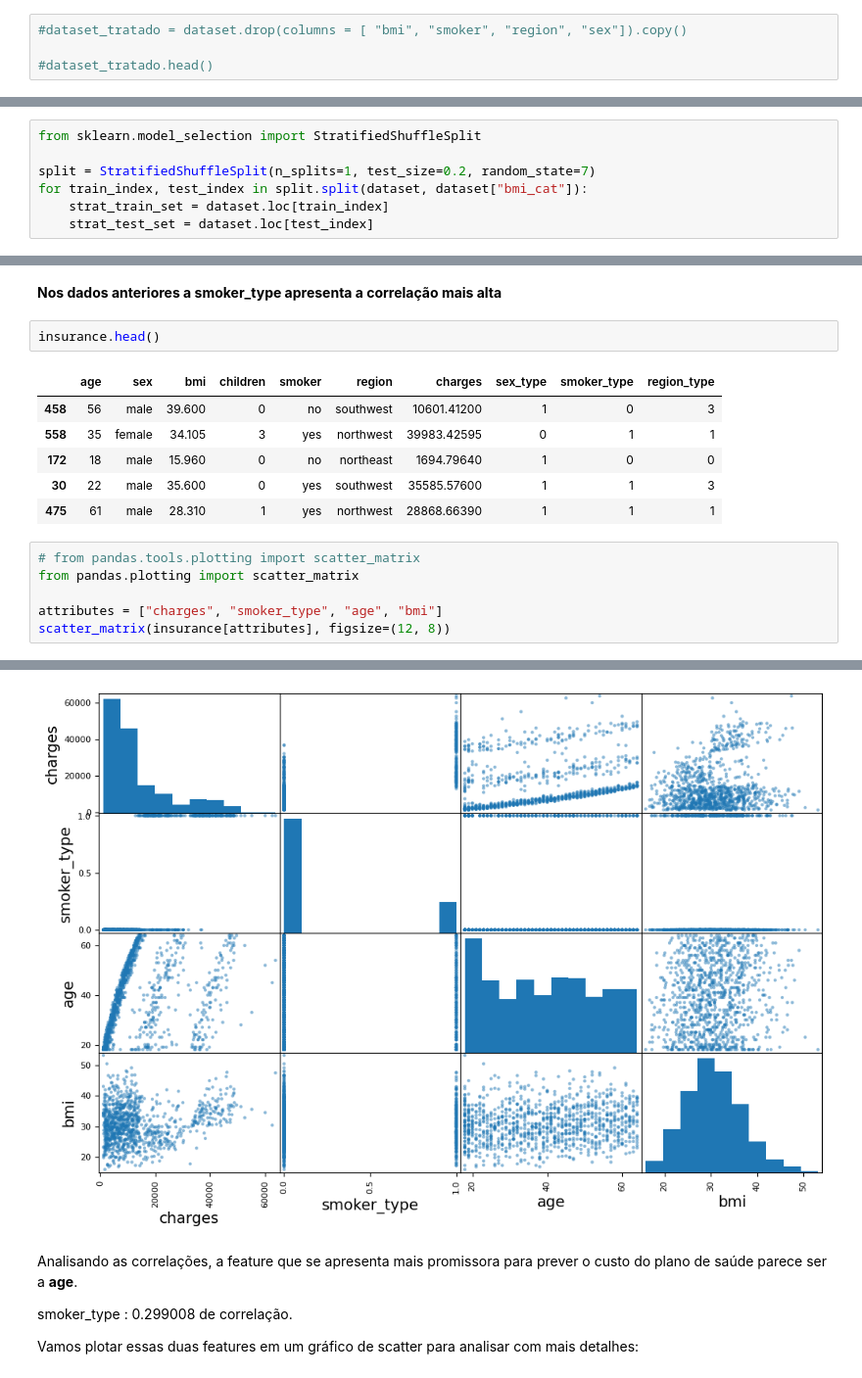
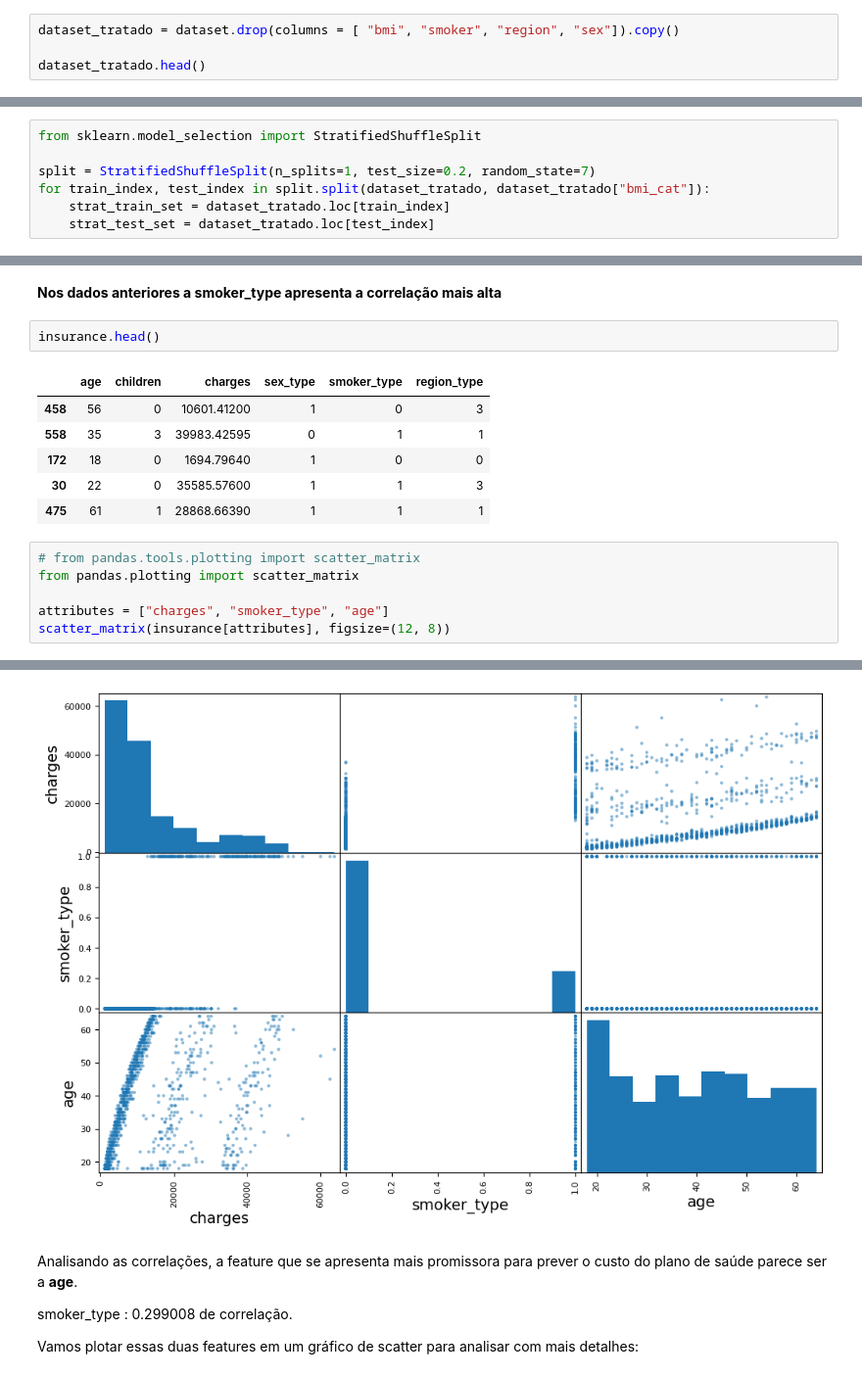
Before and after one commit to rafaelpivetta/tech-challenge-fase-1, a Jupyter notebook: Case end to end Custo Plano de Saude.ipynb, the cells around one changed output, grey strips where cells are left out. Shown at 98% size. Saved outputs shown, nothing was run; the diff lists cells and outputs as text.

```diff
--- a/Case end to end Custo Plano de Saude.ipynb
+++ b/Case end to end Custo Plano de Saude.ipynb
@@ -156,6 +157,6 @@ dataset.head()
 | 3 | 33 | male | 22.705 | 0 | no | northwest | 21984.47061 | 2 | 1 | 0 | ... |
 | 4 | 32 | male | 28.880 | 0 | no | northwest | 3866.85520 | 3 | 1 | 0 | ... |
 # %%
-#dataset_tratado = dataset.drop(columns = [ "bmi", "smoker", "region", "sex"]).copy()
+dataset_tratado = dataset.drop(columns = [ "bmi", "smoker", "region", "sex"]).copy()
 
-#dataset_tratado.head()
+dataset_tratado.head()
@@ -165,9 +173,9 @@ Boa! Agora com as categorias criadas, vamos realizar a amostragem estratificada
 from sklearn.model_selection import StratifiedShuffleSplit
 
 split = StratifiedShuffleSplit(n_splits=1, test_size=0.2, random_state=7)
-for train_index, test_index in split.split(dataset, dataset["bmi_cat"]):
-    strat_train_set = dataset.loc[train_index]
-    strat_test_set = dataset.loc[test_index]
+for train_index, test_index in split.split(dataset_tratado, dataset_tratado["bmi_cat"]):
+    strat_train_set = dataset_tratado.loc[train_index]
+    strat_test_set = dataset_tratado.loc[test_index]
 # %%
 # Analisando as proporções de teste
 strat_test_set["bmi_cat"].value_counts() / len(strat_test_set)
@@ -231,17 +238,17 @@ Name: charges, dtype: float64
 # %%
 insurance.head()
 # %% [output]
-|  | age | sex | bmi | children | smoker | region | charges | sex_type | smoker_type | region_type |
-| 458 | 56 | male | 39.600 | 0 | no | southwest | 10601.41200 | 1 | 0 | 3 |
-| 558 | 35 | female | 34.105 | 3 | yes | northwest | 39983.42595 | 0 | 1 | 1 |
-| 172 | 18 | male | 15.960 | 0 | no | northeast | 1694.79640 | 1 | 0 | 0 |
-| 30 | 22 | male | 35.600 | 0 | yes | southwest | 35585.57600 | 1 | 1 | 3 |
-| 475 | 61 | male | 28.310 | 1 | yes | northwest | 28868.66390 | 1 | 1 | 1 |
+|  | age | children | charges | sex_type | smoker_type | region_type |
+| 458 | 56 | 0 | 10601.41200 | 1 | 0 | 3 |
+| 558 | 35 | 3 | 39983.42595 | 0 | 1 | 1 |
+| 172 | 18 | 0 | 1694.79640 | 1 | 0 | 0 |
+| 30 | 22 | 0 | 35585.57600 | 1 | 1 | 3 |
+| 475 | 61 | 1 | 28868.66390 | 1 | 1 | 1 |
 # %%
 # from pandas.tools.plotting import scatter_matrix
 from pandas.plotting import scatter_matrix
 
-attributes = ["charges", "smoker_type", "age", "bmi"]
+attributes = ["charges", "smoker_type", "age"]
 scatter_matrix(insurance[attributes], figsize=(12, 8))
 # %% [output]
 array([[<Axes: xlabel='charges', ylabel='charges'>,
@@ -263,4 +263,4 @@ array([[<Axes: xlabel='charges', ylabel='charges'>,
-[figure, old version]
+[figure, new version]
 # %% [markdown]
 Analisando as correlações, a feature que se apresenta mais promissora para prever o custo do plano de saúde parece ser a **age**.
 
```
Also changed, not shown: parts of 26 cells of this notebook, 2 other files.
